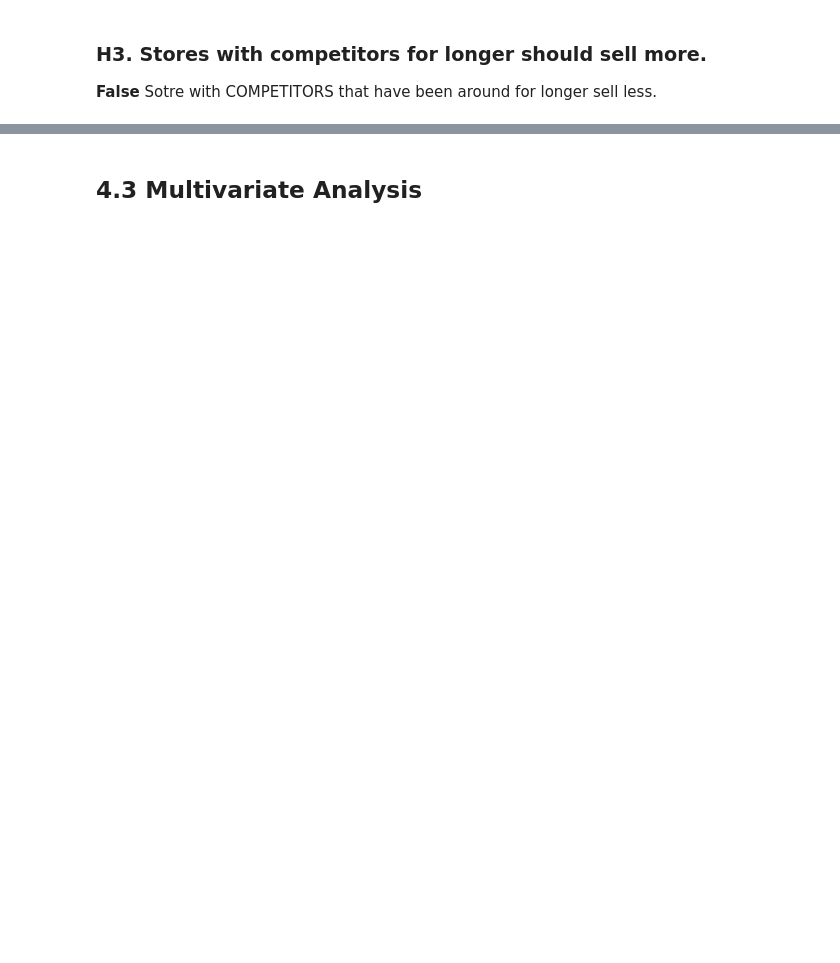
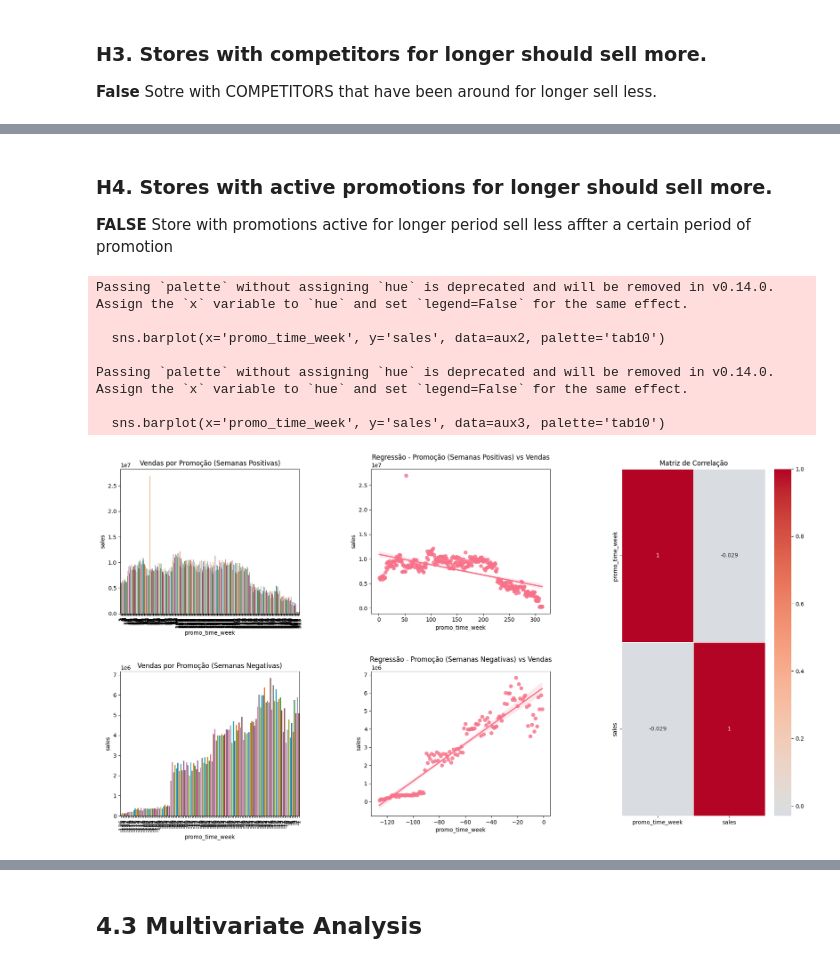
Before and after one commit to jhmartire/ds_production, a Jupyter notebook: m04_v01_store_sales_prediction.ipynb, the cells around one changed output, grey strips where cells are left out. Drawn from its saved outputs; the diff is of its cells as text; code cells hidden in the pictures; blank space fills up the shorter version.

```diff
--- a/m04_v01_store_sales_prediction.ipynb
+++ b/m04_v01_store_sales_prediction.ipynb
@@ -654,0 +659,59 @@ plt.show()
+# %% [markdown]
+### **H4.** Stores with active promotions for longer should sell more.
+**FALSE** Store with promotions active for longer period sell less affter a certain period of promotion
+# %%
+
+
+# Gerando os dados agrupados
+aux1 = df4[['promo_time_week', 'sales']].groupby('promo_time_week').sum().reset_index()
+
+# Definindo o tamanho da figura e a configuração do GridSpec
+plt.figure(figsize=(18, 10))  # Aumenta o tamanho da figura para melhorar a visualização
+grid = GridSpec(2, 3)
+
+# Subplot 1: Gráfico de Barras (promo_time_week > 0)
+plt.subplot(grid[0, 0])
+aux2 = aux1[aux1['promo_time_week'] > 0]  # Filtro: promo_time_week > 0
+sns.barplot(x='promo_time_week', y='sales', data=aux2, palette='tab10')
+plt.xticks(rotation=90)
+plt.title('Vendas por Promoção (Semanas Positivas)')
+
+# Subplot 2: Regressão (promo_time_week > 0)
+plt.subplot(grid[0, 1])
+sns.regplot(x='promo_time_week', y='sales', data=aux2)
+plt.title('Regressão - Promoção (Semanas Positivas) vs Vendas')
+
+# Subplot 3: Gráfico de Barras (promo_time_week < 0)
+plt.subplot(grid[1, 0])
+aux3 = aux1[aux1['promo_time_week'] < 0]  # Filtro: promo_time_week < 0
+sns.barplot(x='promo_time_week', y='sales', data=aux3, palette='tab10')
+plt.xticks(rotation=90)
+plt.title('Vendas por Promoção (Semanas Negativas)')
+
+# Subplot 4: Regressão (promo_time_week < 0)
+plt.subplot(grid[1, 1])
+sns.regplot(x='promo_time_week', y='sales', data=aux3)
+plt.title('Regressão - Promoção (Semanas Negativas) vs Vendas')
+
+# Subplot 5: Heatmap de Correlação (colunas numéricas)
+plt.subplot(grid[:, 2])
+
+# Gerando a matriz de correlação para promo_time_week e sales
+sns.heatmap(aux1.corr(method='pearson'), annot=True, cmap='coolwarm', center=0, linewidths=0.5)
+plt.title('Matriz de Correlação')
+
+# Ajuste final no layout para evitar sobreposição
+plt.tight_layout()
+plt.subplots_adjust(wspace=0.4, hspace=0.4)  # Ajuste de espaço entre os gráficos
+
+# Exibir os gráficos
+plt.show()
+# %% [output]
+Passing `palette` without assigning `hue` is deprecated and will be removed in v0.14.0. Assign the `x` variable to `hue` and set `legend=False` for the same effect.
+
+  sns.barplot(x='promo_time_week', y='sales', data=aux2, palette='tab10')
+
+Passing `palette` without assigning `hue` is deprecated and will be removed in v0.14.0. Assign the `x` variable to `hue` and set `legend=False` for the same effect.
+
+  sns.barplot(x='promo_time_week', y='sales', data=aux3, palette='tab10')
+[figure, added]
```
Also changed, not shown: parts of 11 cells of this notebook.
